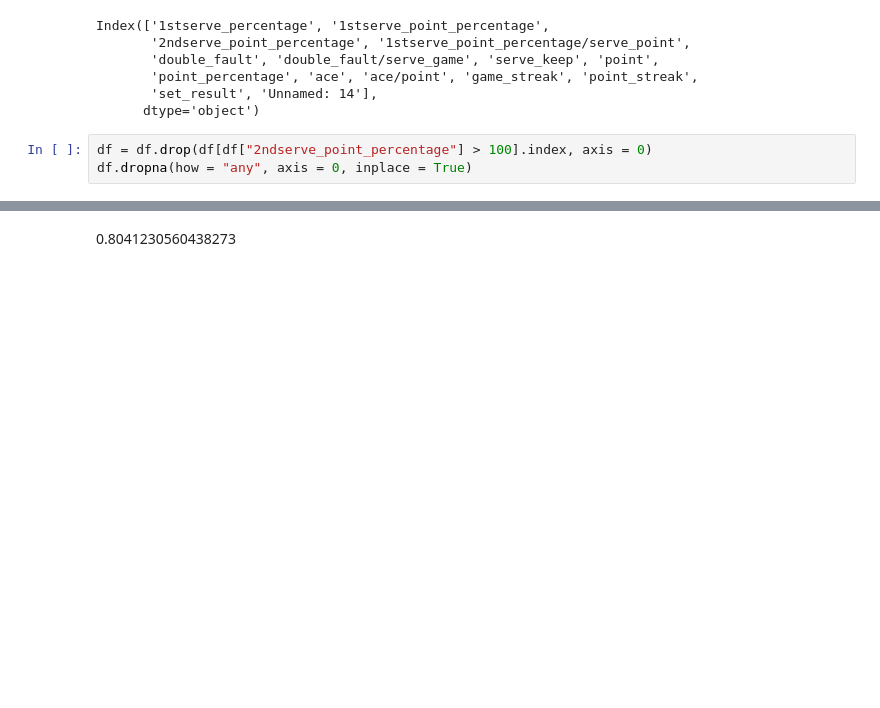
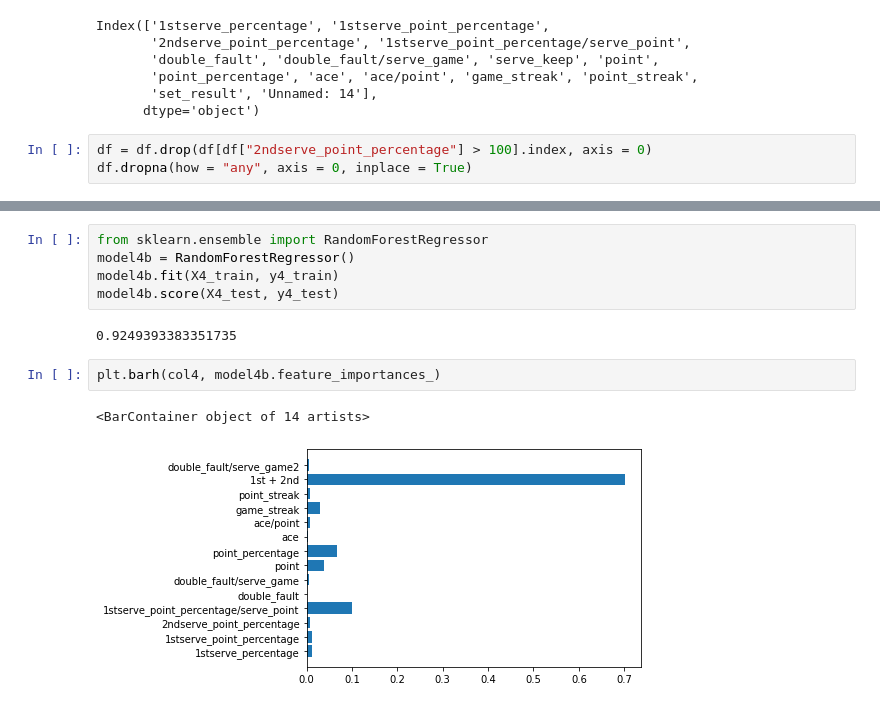
Before and after one commit to tomohitom/Tennis_Game_Analysis, a Jupyter notebook: tennis_stats_analysis/stats_analysis.ipynb, the cells around one changed output, grey strips where cells are left out. Saved outputs shown, nothing was run; the diff lists cells and outputs as text; blank space fills up the shorter version.

```diff
--- a/tennis_stats_analysis/stats_analysis.ipynb
+++ b/tennis_stats_analysis/stats_analysis.ipynb
@@ -178,2 +176,12 @@ model4.score(X4_test, y4_test)
-# %% [markdown]
-0.8041230560438273
+# %%
+from sklearn.ensemble import RandomForestRegressor
+model4b = RandomForestRegressor()
+model4b.fit(X4_train, y4_train)
+model4b.score(X4_test, y4_test)
+# %% [output]
+0.9249393383351735
+# %%
+plt.barh(col4, model4b.feature_importances_)
+# %% [output]
+<BarContainer object of 14 artists>
+[figure, added]
```
Also changed, not shown: parts of 14 cells of this notebook.
